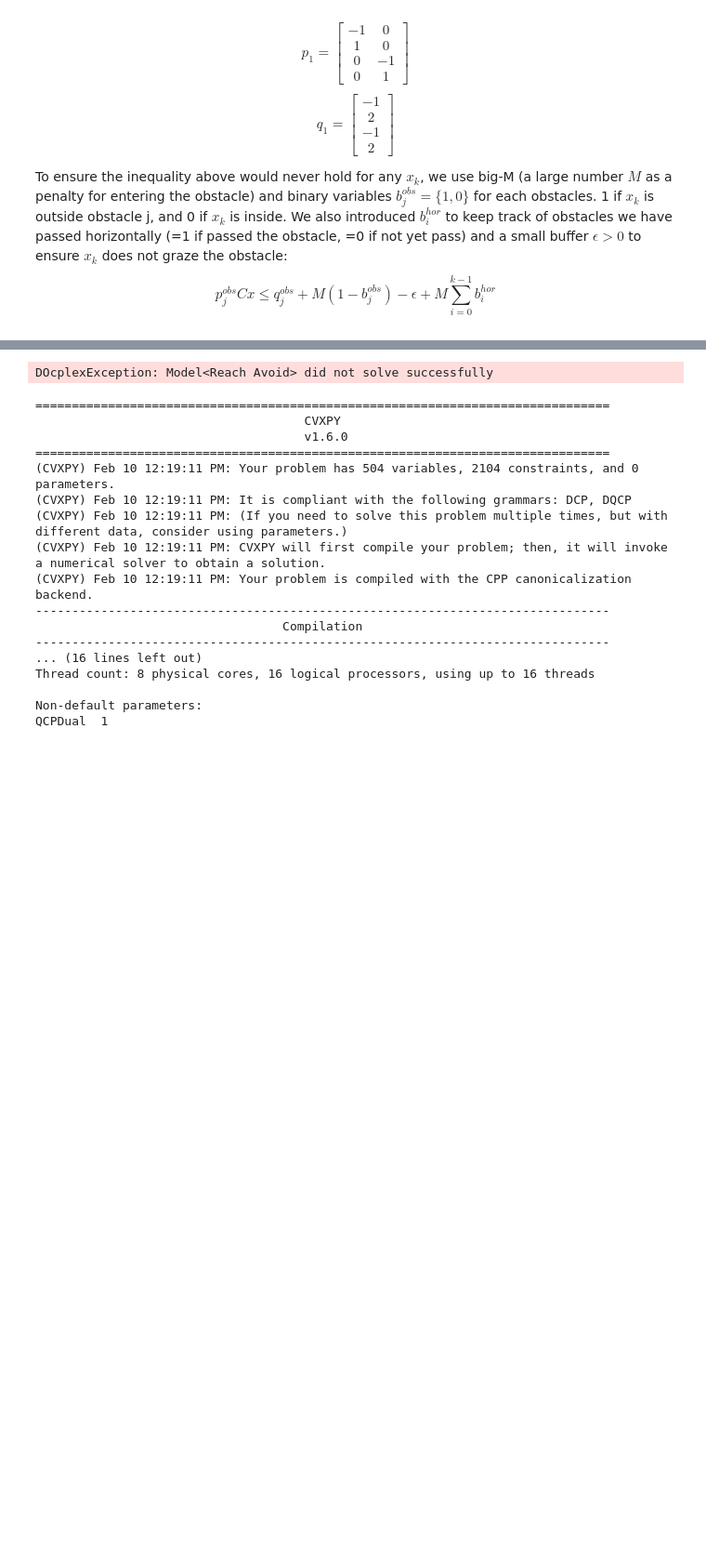
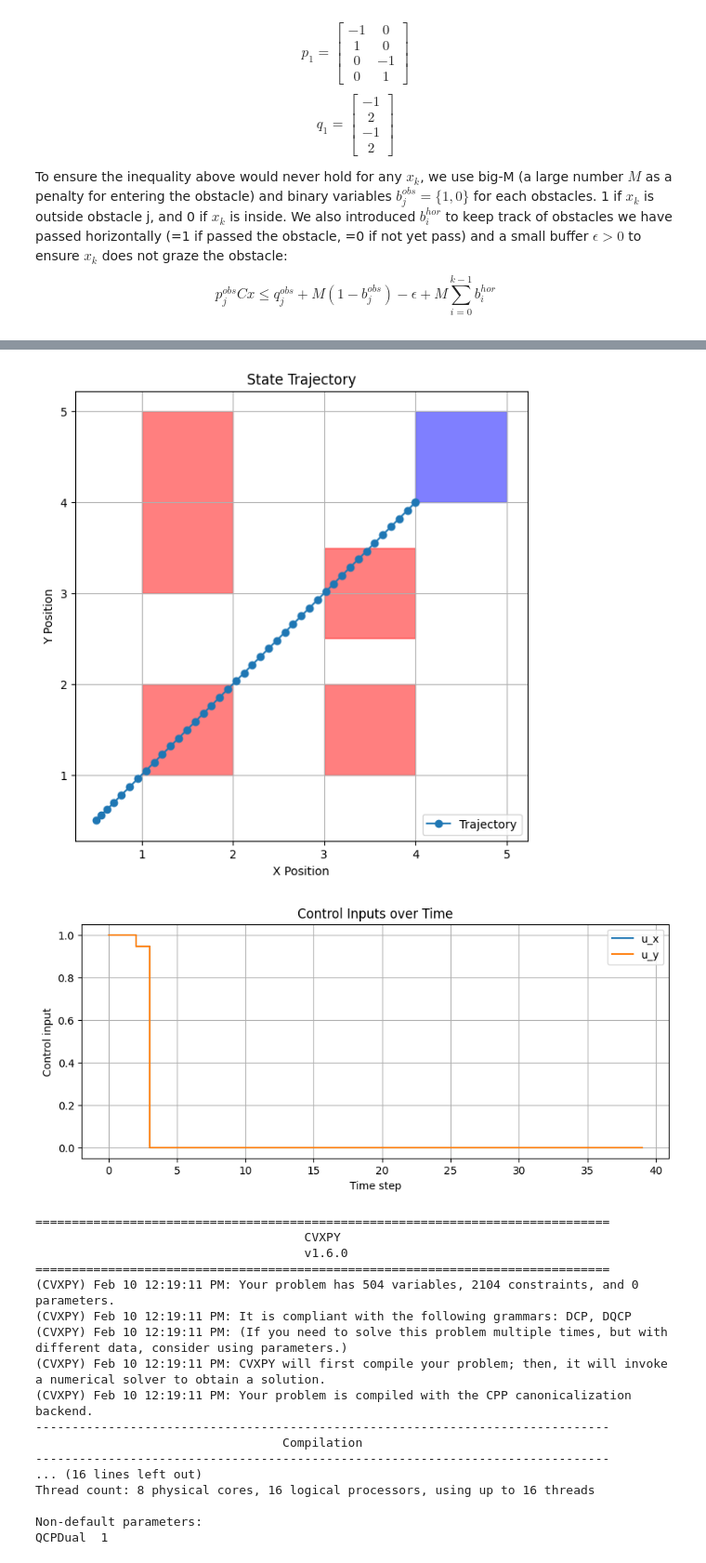
Before and after one commit to Mount75/ReachAvoidStay, a Jupyter notebook: main.ipynb, the cells around one changed output, grey strips where cells are left out. Shown: that part at 93% size. Drawn from its saved outputs; the diff is of its cells as text; code cells hidden in the pictures; blank space fills up the shorter version.

```diff
--- a/main.ipynb
+++ b/main.ipynb
@@ -233,7 +233,7 @@ gamma = 0.1
 # N = milp_model.integer_var(name=f"{N} steps")
 x = [
         [milp_model.continuous_var(name=f"x_{k}_{i}") for i in range(4)]
-    for k in range(N+1)] # x[k][i] ith row of state vector x at k time step
+    for k in range(N+2)] # x[k][i] ith row of state vector x at k time step
 u = [
         [milp_model.continuous_var(name=f"u_{k}_{i}") for i in range(2)]
     for k in range(N)] # u[k][i] ith row of control vector u at k time step
@@ -275,15 +275,14 @@ for k in range(N):
         milp_model.add_constraint(x[k][i] <= 5)
 
 
-# # Obstacle avoidance constraints
-# for k in range(N):
-#     for j, region in enumerate(unsafe_regions):
-#         lower, upper = region
-#         model.add_constraint(x[k, 0] <= lower[0] - epsilon + M * (1 - z[k, j]))
-#         model.add_constraint(x[k, 0] >= upper[0] + epsilon - M * z[k, j])
-#         model.add_constraint(x[k, 2] <= lower[2] - epsilon + M * (1 - z[k, j]))
-#         model.add_constraint(x[k, 2] >= upper[2] + epsilon - M * z[k, j])
-#     model.add_constraint(sum(z[k, j] for j in range(len(unsafe_regions))) >= 1)
+    # Obstacle avoidance constraints
+    for j, region in enumerate(unsafe_regions):
+        lower, upper = region
+        milp_model.add_constraint(x[k, 0] <= lower[0] - epsilon + M * (1 - z[k, j]))
+        milp_model.add_constraint(x[k, 0] >= upper[0] + epsilon - M * z[k, j])
+        milp_model.add_constraint(x[k, 2] <= lower[2] - epsilon + M * (1 - z[k, j]))
+        milp_model.add_constraint(x[k, 2] >= upper[2] + epsilon - M * z[k, j])
+    milp_model.add_constraint(sum(z[k, j] for j in range(len(unsafe_regions))) >= 1)
 
 # Target constraint
 milp_model.add_constraint(x[N][0] >= target_set[0][0])
@@ -317,15 +316,64 @@ milp_model.set_objective('min', obj_fn)
 # Solve model
 solution = milp_model.solve()
 
-milp_model.print_solution()
 # Check solution
 if solution:
     print("Solution found:")
     milp_model.print_solution()
 else:
     print("No feasible solution found.")
-# %% [output]
-DOcplexException: Model<Reach Avoid> did not solve successfully
+# %%
+# Extract trajectory
+trajectory = np.array([
+    [solution.get_value(x[k][i]) for i in range(4)]
+    for k in range(N + 2)
+])
+
+# Extract control inputs
+control_inputs = np.array([
+    [solution.get_value(u[k][i]) for i in range(2)]
+    for k in range(N)
+])
+
+
+# ---- Plot Trajectory ----
+plt.figure(figsize=(7, 7))
+plt.plot(trajectory[:, 0], trajectory[:, 2], marker='o', label='Trajectory')
+plt.xlabel('X Position')
+plt.ylabel('Y Position')
+plt.title('State Trajectory')
+plt.grid(True)
+plt.legend()
+
+# Plot Obstacles
+for region in unsafe_regions:
+    lower, upper = region
+    bottom_left = [lower[0], lower[2]]
+    width = upper[0] - lower[0]
+    height = upper[2] - lower[2]
+    plt.gca().add_patch(plt.Rectangle(bottom_left, width, height, color='red', alpha=0.5))
+
+# Plot Target Set
+bottom_left = [target_set[0][0], target_set[0][2]]
+width = target_set[1][0] - target_set[0][0]
+height = target_set[1][2] - target_set[0][2]
+plt.gca().add_patch(plt.Rectangle(bottom_left, width, height, color='blue', alpha=0.5))
+
+plt.show()
+
+# ---- Plot Control Inputs ----
+plt.figure(figsize=(10, 4))
+plt.step(range(N), control_inputs[:, 0], label='u_x')
+plt.step(range(N), control_inputs[:, 1], label='u_y')
+plt.xlabel('Time step')
+plt.ylabel('Control input')
+plt.title('Control Inputs over Time')
+plt.grid(True)
+plt.legend()
+plt.show()
+# %% [output]
+[figure, added]
+[figure, added]
 # %%
 
 
```
Also changed, not shown: parts of 4 cells of this notebook.
